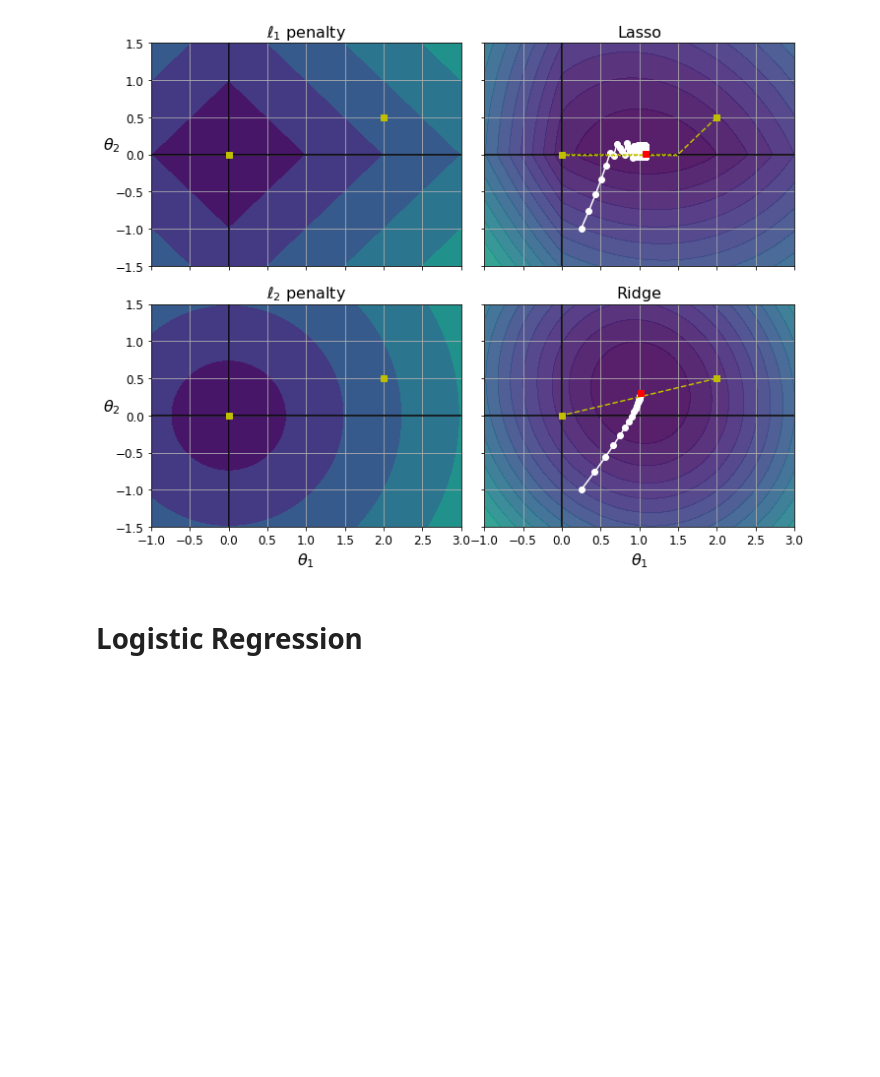
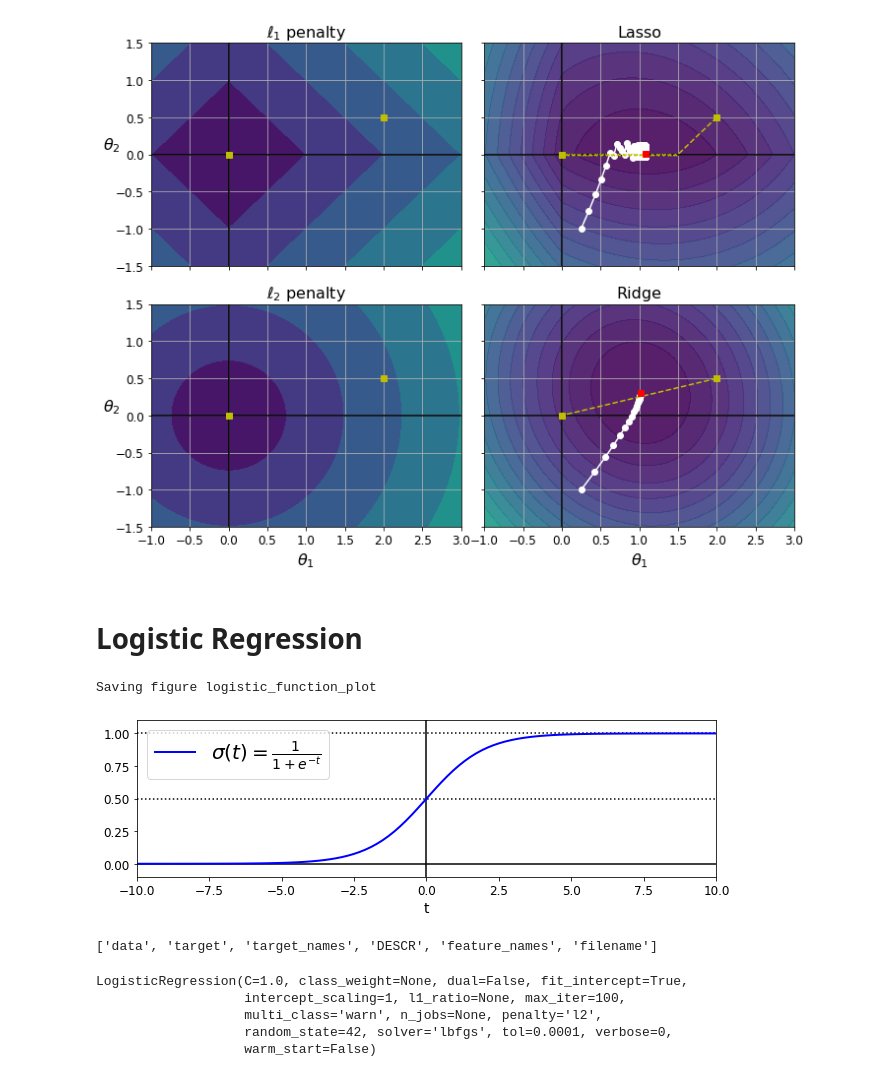
Before and after one commit to thap/skl-tf, a Jupyter notebook: 04.ipynb, the cells around one changed output. Cells and saved outputs as stored; diff of their text form; code cells hidden in the pictures; blank space fills up the shorter version.

```diff
--- a/04.ipynb
+++ b/04.ipynb
@@ -659,3 +659,25 @@ Saving figure lasso_vs_ridge_plot
 [figure]
 # %% [markdown]
 # Logistic Regression
+# %%
+t = np.linspace(-10, 10, 100)
+sig = 1 / (1 + np.exp(-t))
+plt.figure(figsize=(9, 3))
+plt.plot([-10, 10], [0, 0], 'k-')
+plt.plot([-10, 10], [0.5, 0.5], 'k:')
+plt.plot([-10, 10], [1, 1], 'k:')
+plt.plot([0, 0], [-1.1, 1.1], 'k-')
+plt.plot(t, sig, 'b-', linewidth=2, label=r'$\sigma(t) = \frac{1}{1 + e^{-t}}$')
+plt.xlabel('t')
+plt.legend(loc='upper left', fontsize=20)
+plt.axis([-10, 10, -0.1, 1.1])
+save_fig('logistic_function_plot')
+# %% [output]
+Saving figure logistic_function_plot
+[figure, added]
+# %%
+from sklearn import datasets
+iris = datasets.load_iris()
+list(iris.keys())
+# %% [output]
+['data', 'target', 'target_names', 'DESCR', 'feature_names', 'filename']
@@ -661,0 +687,10 @@ Saving figure lasso_vs_ridge_plot
+# %%
+from sklearn.linear_model import LogisticRegression
+log_reg = LogisticRegression(solver='lbfgs', random_state=42)
+log_reg.fit(X, y)
+# %% [output]
+LogisticRegression(C=1.0, class_weight=None, dual=False, fit_intercept=True,
+                   intercept_scaling=1, l1_ratio=None, max_iter=100,
+                   multi_class='warn', n_jobs=None, penalty='l2',
+                   random_state=42, solver='lbfgs', tol=0.0001, verbose=0,
+                   warm_start=False)
```
Also changed, not shown: parts of 36 cells of this notebook, 24 other files.
